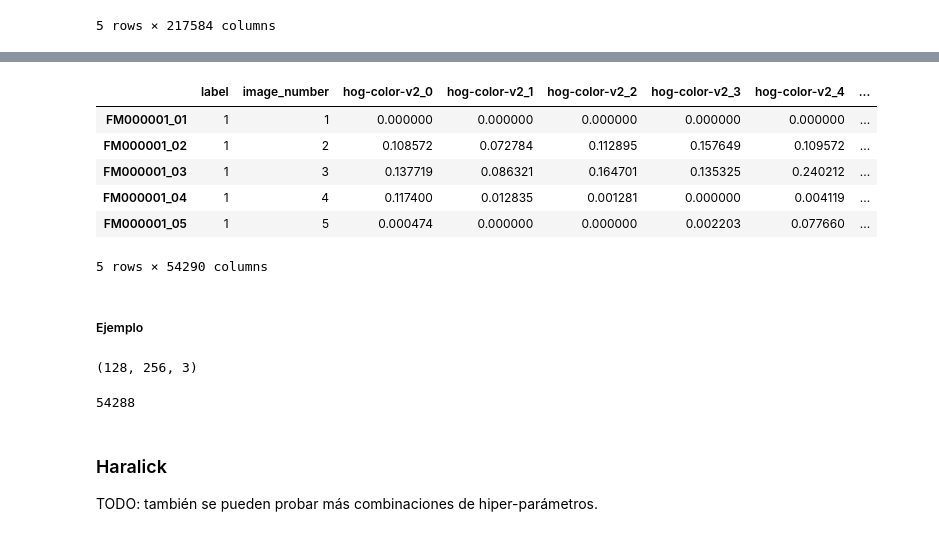
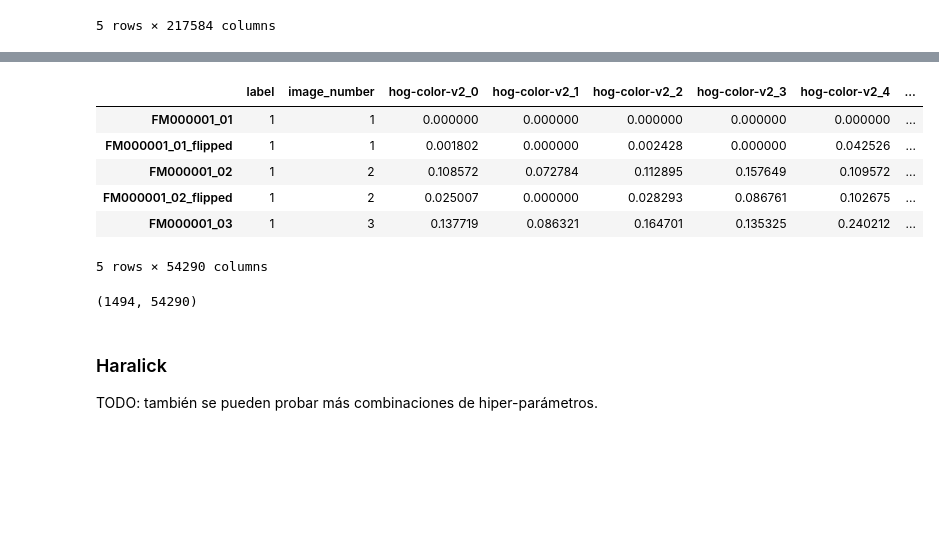
Before and after one commit to yerkko/pattern_recognition, a Jupyter notebook: codigo/experiments.ipynb, the cells around one changed output, grey strips where cells are left out. Saved outputs shown, nothing was run; the diff lists cells and outputs as text; code cells hidden in the pictures; blank space fills up the shorter version.

```diff
--- a/codigo/experiments.ipynb
+++ b/codigo/experiments.ipynb
@@ -78,11 +78,6 @@ Se crea un `pd.DataFrame` que contiene los features y las labels de cada imagen.
 Se puede crear un DF para cada dataset (A, B, C, D).
 
 Más adelante se le van agregando los features a este DataFrame, para evitar recalcularlos.
-# %%
-N_PEOPLE_A = 16
-N_PEOPLE_B = 40
-N_PEOPLE_C = 100
-N_PEOPLE_D = 166
 # %%
 datasetA = load_dataset(N_PEOPLE_A, gray=True, crop=True)
 datasetA_color = load_dataset(N_PEOPLE_A, gray=False, crop=True)
@@ -316,3 +343,9 @@ plt.bar(range(len(hog)), hog)
 [figure]
 # %% [markdown]
 #### Calcular HoG para todo el dataset (gris y color)
+# %%
+dataset = load_dataset(N_PEOPLE_D, gray=False, crop=True, aug_flip=True)
+print(len(dataset))
+
+df_base = create_df(dataset)
+df_base.head(6)
@@ -350,7 +392,7 @@ Wall time: 10.6 s
 # %%
 %%time
 
-hog_color_df = calculate_feature_multiple_df(datasetA_color, calculate_hog, HOG_CONFIGS, basename='hog-color',
+hog_color_df = calculate_feature_multiple_df(dataset, calculate_hog, HOG_CONFIGS, basename='hog-color',
                                              multichannel=True)
 hog_color_df.head()
 # %% [output]
@@ -366,25 +408,16 @@ Wall time: 2.41 s
 5 rows × 54288 columns
 # %%
-# df_A = df_A.merge(hog_df, right_index=True, left_index=True)
-df_A = df_A.merge(hog_color_df, right_index=True, left_index=True)
-df_A.head()
+df_base = df_base.merge(hog_color_df, right_index=True, left_index=True)
+df_base.head()
 # %% [output]
 |  | label | image_number | hog-color-v2_0 | hog-color-v2_1 | hog-color-v2_2 | hog-color-v2_3 | hog-color-v2_4 | ... |
 | FM000001_01 | 1 | 1 | 0.000000 | 0.000000 | 0.000000 | 0.000000 | 0.000000 | ... |
+| FM000001_01_flipped | 1 | 1 | 0.001802 | 0.000000 | 0.002428 | 0.000000 | 0.042526 | ... |
 | FM000001_02 | 1 | 2 | 0.108572 | 0.072784 | 0.112895 | 0.157649 | 0.109572 | ... |
+| FM000001_02_flipped | 1 | 2 | 0.025007 | 0.000000 | 0.028293 | 0.086761 | 0.102675 | ... |
 | FM000001_03 | 1 | 3 | 0.137719 | 0.086321 | 0.164701 | 0.135325 | 0.240212 | ... |
-| FM000001_04 | 1 | 4 | 0.117400 | 0.012835 | 0.001281 | 0.000000 | 0.004119 | ... |
-| FM000001_05 | 1 | 5 | 0.000474 | 0.000000 | 0.000000 | 0.002203 | 0.077660 | ... |
 5 rows × 54290 columns
-# %% [markdown]
-##### Ejemplo
-# %%
-image = load_image(image_name, crop=True, gray=False)
-image.shape
-# %% [output]
-(128, 256, 3)
-# %%
-hog = calculate_hog(image, **HOG_CONFIGS['v2'])
-len(hog)
-# %% [output]
-54288
+# %%
+df_base.shape
+# %% [output]
+(1494, 54290)
```
Also changed, not shown: parts of 14 cells of this notebook, 3 other files.
